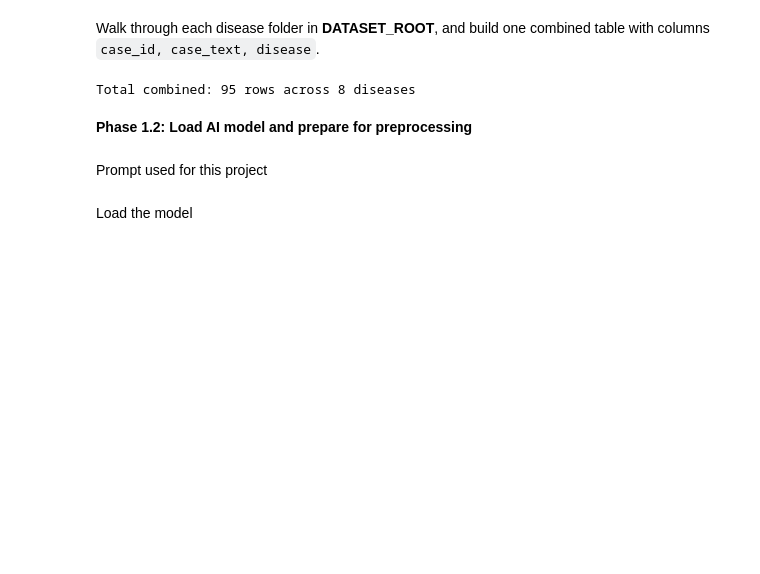
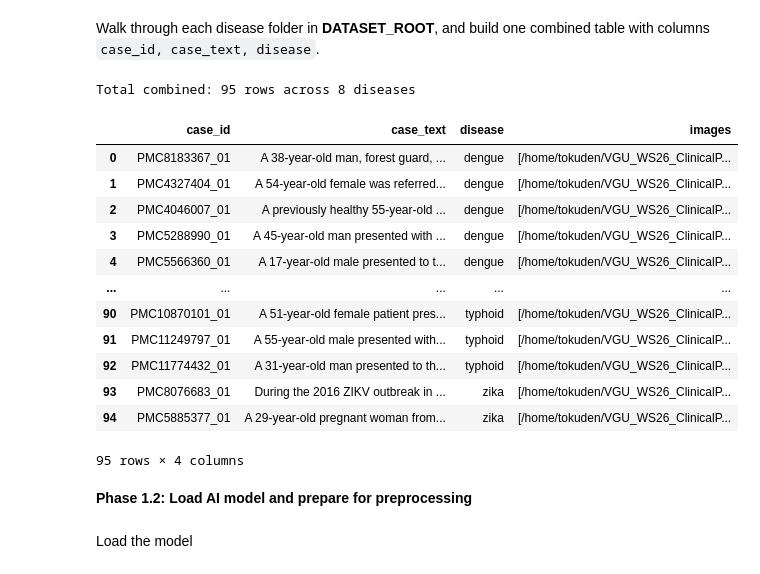
Before and after one commit to Bao-Bao-03/VGU_WS26_ClinicalProject_BHTBH, a Jupyter notebook: BHTBH/BHTBH_local_to_HFRepo_public.ipynb, the cells around one changed output. Drawn from its saved outputs; the diff is of its cells as text; code cells hidden in the pictures; blank space fills up the shorter version.

Commit message:
Quality of summarized text inconsistent, but working.

```diff
--- a/BHTBH/BHTBH_local_to_HFRepo_public.ipynb
+++ b/BHTBH/BHTBH_local_to_HFRepo_public.ipynb
@@ -103,9 +91,24 @@ def build_combined_dataset(diseases: list[str], dataset_root: Path) -> pd.DataFr
 # %%
 DISEASES = sorted([p.name for p in DATASET_ROOT.iterdir() if p.is_dir()])
 all_cases_df = build_combined_dataset(DISEASES, DATASET_ROOT)
 print(f"\nTotal combined: {len(all_cases_df)} rows across {all_cases_df['disease'].nunique()} diseases")
+
+all_cases_df
 # %% [output]
 Total combined: 95 rows across 8 diseases
+|  | case_id | case_text | disease | images |
+| 0 | PMC8183367_01 | A 38-year-old man, forest guard, ... | dengue | [/home/tokuden/VGU_WS26_ClinicalP... |
+| 1 | PMC4327404_01 | A 54-year-old female was referred... | dengue | [/home/tokuden/VGU_WS26_ClinicalP... |
+| 2 | PMC4046007_01 | A previously healthy 55-year-old ... | dengue | [/home/tokuden/VGU_WS26_ClinicalP... |
+| 3 | PMC5288990_01 | A 45-year-old man presented with ... | dengue | [/home/tokuden/VGU_WS26_ClinicalP... |
+| 4 | PMC5566360_01 | A 17-year-old male presented to t... | dengue | [/home/tokuden/VGU_WS26_ClinicalP... |
+| ... | ... | ... | ... | ... |
+| 90 | PMC10870101_01 | A 51-year-old female patient pres... | typhoid | [/home/tokuden/VGU_WS26_ClinicalP... |
+| 91 | PMC11249797_01 | A 55-year-old male presented with... | typhoid | [/home/tokuden/VGU_WS26_ClinicalP... |
+| 92 | PMC11774432_01 | A 31-year-old man presented to th... | typhoid | [/home/tokuden/VGU_WS26_ClinicalP... |
+| 93 | PMC8076683_01 | During the 2016 ZIKV outbreak in ... | zika | [/home/tokuden/VGU_WS26_ClinicalP... |
+| 94 | PMC5885377_01 | A 29-year-old pregnant woman from... | zika | [/home/tokuden/VGU_WS26_ClinicalP... |
+95 rows × 4 columns
 # %% [markdown]
 **Phase 1.2:  Load AI model and prepare for preprocessing**
 # %%
@@ -115,4 +119,2 @@ import os
 from langchain_core.prompts import PromptTemplate
 from transformers import AutoTokenizer, AutoModelForCausalLM, BitsAndBytesConfig, DynamicCache
-# %% [markdown]
-Prompt used for this project
```
Also changed, not shown: parts of 24 cells of this notebook.
